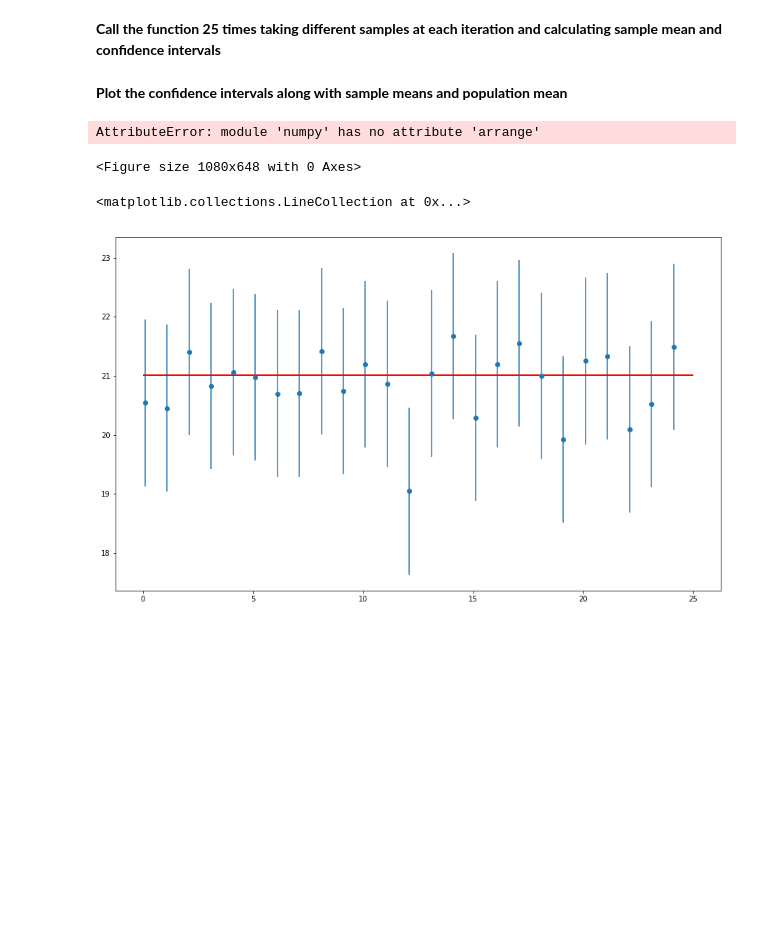
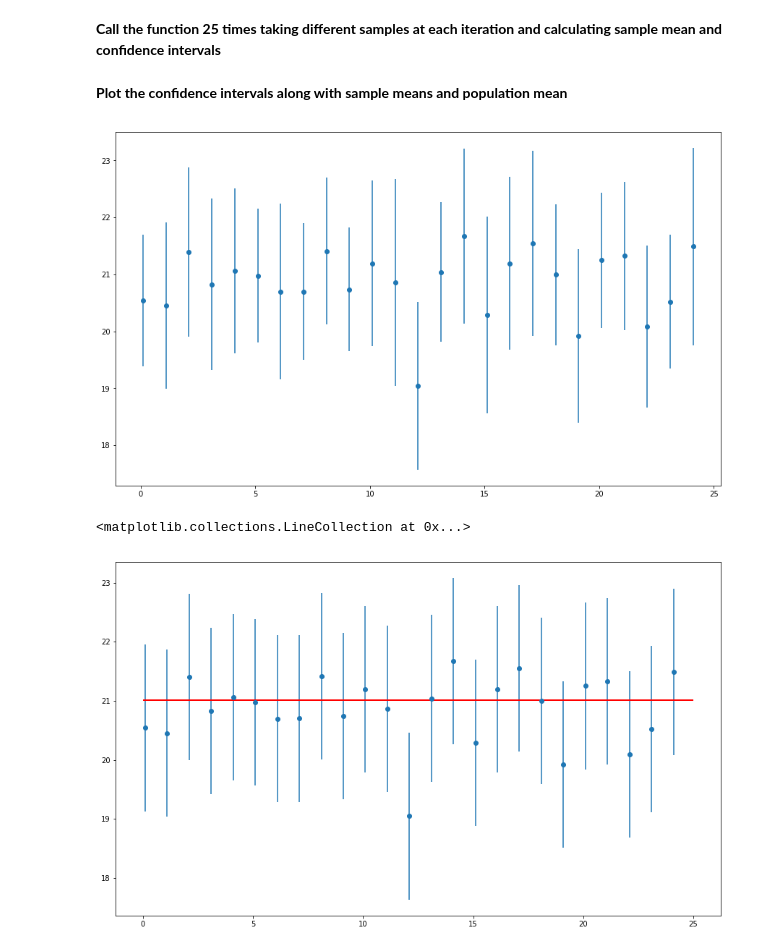
Before and after one commit to jeussantiago/dsc-2-19-17-confidence-intervals-with-t-distribution-lab-nyc-ds-career-031119, a Jupyter notebook: index.ipynb, the cells around one changed output. Saved outputs shown, nothing was run; the diff lists cells and outputs as text; code cells hidden in the pictures; blank space fills up the shorter version.

```diff
--- a/index.ipynb
+++ b/index.ipynb
@@ -189,24 +189,20 @@ for sample in range(25):
 # %%
 # Plot the confidence intervals with sample and population means
 # Draw the mean and confidence interval for each sample
 # Draw the population mean
 
 plt.figure(figsize=(15,9))
 
-plt.errorbar(x=np.arrange(0,25,1),
-             y=sample_means,
-             yerr=[(top - bot)/2 for top, bot in intervals],
-             fmt='o')
+# plt.errorbar(x=np.arrange(0,25,1),
+#              y=sample_means,
+#              yerr=[(top - bot)/2 for top, bot in intervals],
+#              fmt='o')
 
-plt.errorbar(x=np.arange(0.1, 25, 1),
-             y=sample_means,
-             yerr=[(top-bot)/2 for top,bot in intervals],
-             fmt='o')
+
 
 plt.show()
 # %% [output]
-AttributeError: module 'numpy' has no attribute 'arrange'
-<Figure size 1080x648 with 0 Axes>
+[figure, added]
 # %%
 # %% [output]
 <matplotlib.collections.LineCollection at 0x...>
```
